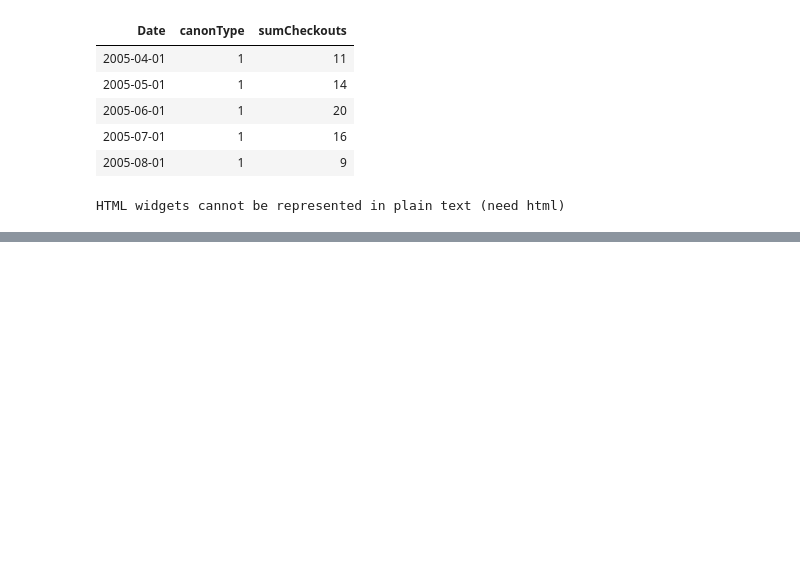
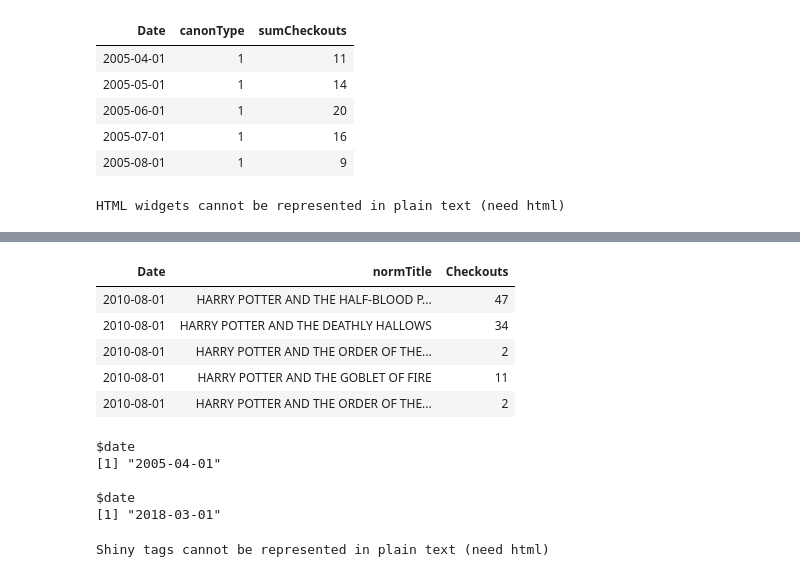
Before and after one commit to rachelneumann/LibraryCheckoutsExploration, a Jupyter notebook: Exploration.ipynb, the cells around one changed output, grey strips where cells are left out. Saved outputs shown, nothing was run; the diff lists cells and outputs as text; code cells hidden in the pictures; blank space fills up the shorter version.

Commit message:
update: add harry potter

```diff
--- a/Exploration.ipynb
+++ b/Exploration.ipynb
@@ -174,0 +254,20 @@ HTML widgets cannot be represented in plain text (need html)
+# %%
+hpTitles = toupper(c("Harry Potter and the Sorcerer's Stone",
+               "Harry Potter and the Chamber of Secrets",
+               "Harry Potter and the Prisoner of Azkaban",
+               "Harry Potter and the Goblet of Fire",
+               "Harry Potter and the Order of the Phoenix",
+               "Harry Potter and the Half-Blood Prince",
+               "Harry Potter and the Deathly Hallows"))
+
+# converts any Harry Potter like title into one of the canonical titles above
+mapHP <- function(title){
+ for (book in hpTitles)  {
+   if (grepl(book, title)) {
+     return(book)
+   }
+ }
+}
+# %%
+harryPotter <- checkouts[grep("HARRY POTTER AND THE", checkouts$upTitle) , ]
+harryPotter[1:5, .(Count = .N), by = .(Title)]
@@ -174,0 +281,24 @@ HTML widgets cannot be represented in plain text (need html)
+# %%
+# Further filter titles by book
+harryPotter <- harryPotter[grep(paste(hpTitles,collapse="|"), harryPotter$upTitle)]
+harryPotter[, normTitle := lapply(harryPotter$upTitle, mapHP)]
+
+# harryPotter[1:5, .(Count = .N), by = .(Title)]
+harryPotter[1:5, c("Date","normTitle", "Checkouts")]
+# %% [output]
+| Date | normTitle | Checkouts |
+| 2010-08-01 | HARRY POTTER AND THE HALF-BLOOD P... | 47 |
+| 2010-08-01 | HARRY POTTER AND THE DEATHLY HALLOWS | 34 |
+| 2010-08-01 | HARRY POTTER AND THE ORDER OF THE... | 2 |
+| 2010-08-01 | HARRY POTTER AND THE GOBLET OF FIRE | 11 |
+| 2010-08-01 | HARRY POTTER AND THE ORDER OF THE... | 2 |
+# %%
+max.checkouts <- max(harryPotter$Checkouts)
+monthSeq      <- generateMonthSeq(harryPotter) # sequence of all possible months in range
+c(monthSeq[1:1], tail(monthSeq, n=1))
+# %% [output]
+$date
+[1] "2005-04-01"
+
+$date
+[1] "2018-03-01"
@@ -174,0 +317,4 @@ HTML widgets cannot be represented in plain text (need html)
+# %%
+htmltools::browsable(htmltools::tagList(graphList))
+# %% [output]
+Shiny tags cannot be represented in plain text (need html)
```
Also changed, not shown: parts of 5 cells of this notebook.
